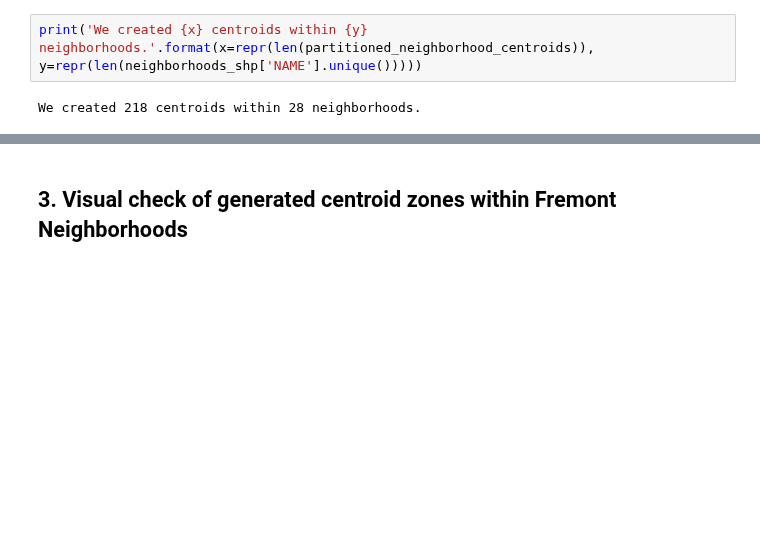
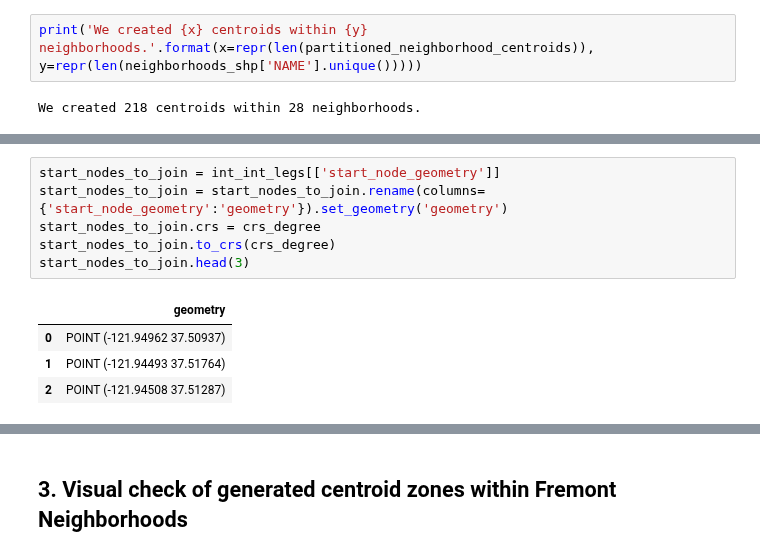
Before and after one commit to Fremont-project/data-processing, a Jupyter notebook: pipeline/demand/Generating centroids within Fremont neighborhoods.ipynb, the cells around one changed output, grey strips where cells are left out. Saved outputs shown, nothing was run; the diff lists cells and outputs as text; blank space fills up the shorter version.

```diff
--- a/pipeline/demand/Generating centroids within Fremont neighborhoods.ipynb
+++ b/pipeline/demand/Generating centroids within Fremont neighborhoods.ipynb
@@ -135,0 +204,11 @@ We created 218 centroids within 28 neighborhoods.
+# %%
+start_nodes_to_join = int_int_legs[['start_node_geometry']]
+start_nodes_to_join = start_nodes_to_join.rename(columns={'start_node_geometry':'geometry'}).set_geometry('geometry')
+start_nodes_to_join.crs = crs_degree
+start_nodes_to_join.to_crs(crs_degree)
+start_nodes_to_join.head(3)
+# %% [output]
+|  | geometry |
+| 0 | POINT (-121.94962 37.50937) |
+| 1 | POINT (-121.94493 37.51764) |
+| 2 | POINT (-121.94508 37.51287) |
```
Also changed, not shown: parts of 12 cells of this notebook, 1 other file.
